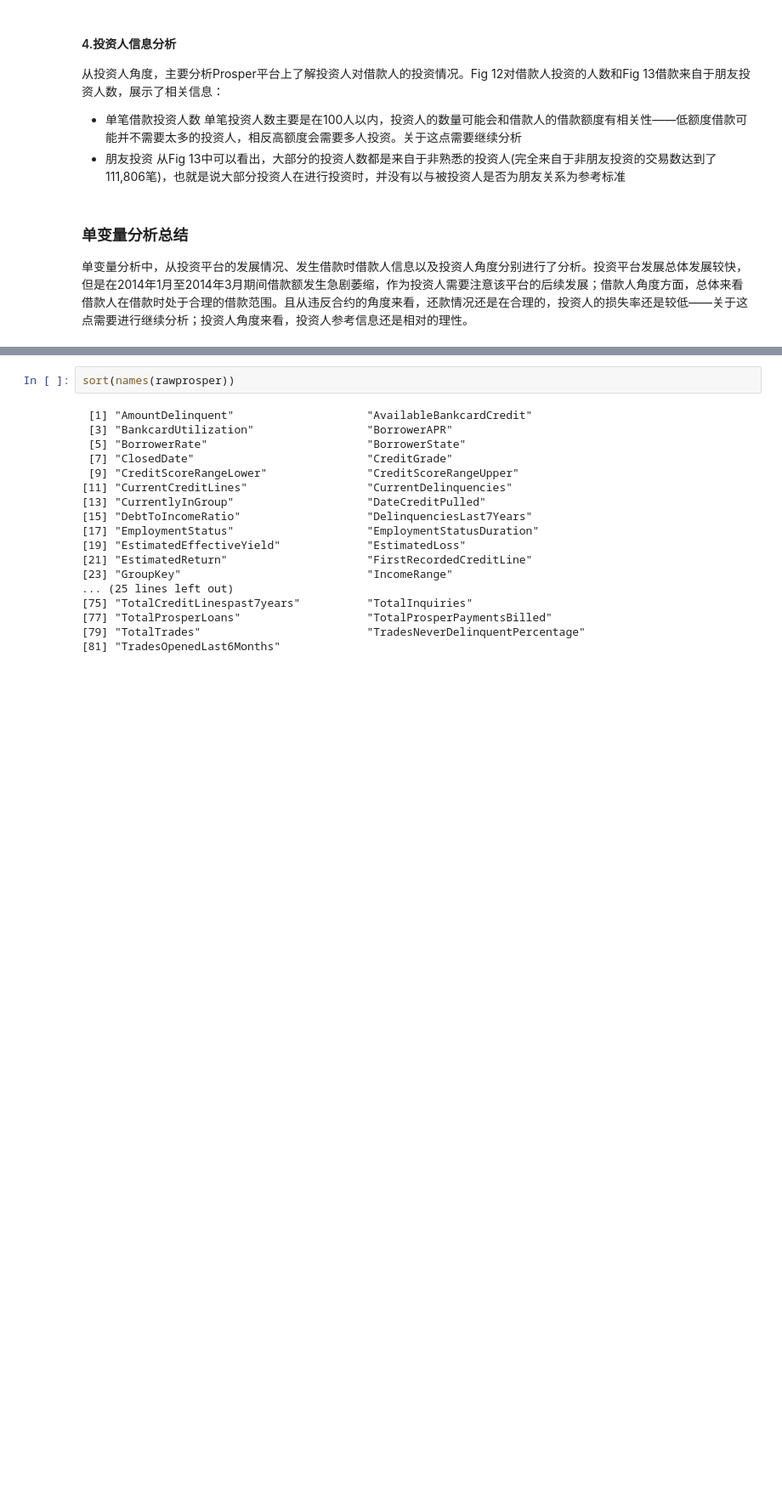
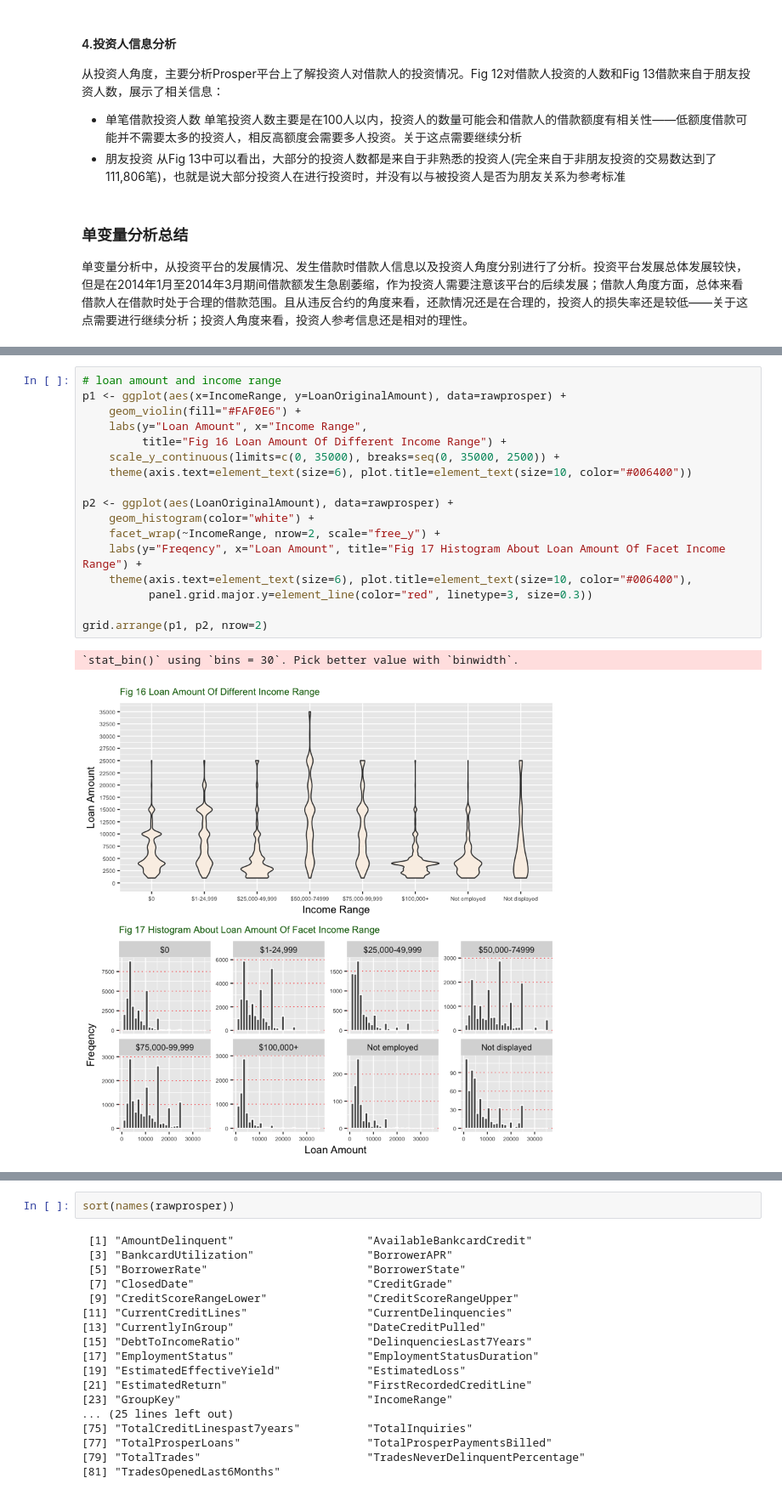
Before and after one commit to ZenRay/DataAnalysisAndSummary, a Jupyter notebook: ProsperEDA.ipynb, the cells around one changed output, grey strips where cells are left out. Shown at 85% size. Drawn from its saved outputs; the diff is of its cells as text; blank space fills up the shorter version.

```diff
--- a/ProsperEDA.ipynb
+++ b/ProsperEDA.ipynb
@@ -404,0 +415,20 @@ ggplot(aes(LoanOriginalAmount), data=subset(rawprosper, ProsperRatingAlpha!="NA"
+# %%
+# loan amount and income range
+p1 <- ggplot(aes(x=IncomeRange, y=LoanOriginalAmount), data=rawprosper) +
+    geom_violin(fill="#FAF0E6") +
+    labs(y="Loan Amount", x="Income Range",
+         title="Fig 16 Loan Amount Of Different Income Range") +
+    scale_y_continuous(limits=c(0, 35000), breaks=seq(0, 35000, 2500)) +
+    theme(axis.text=element_text(size=6), plot.title=element_text(size=10, color="#006400"))
+
+p2 <- ggplot(aes(LoanOriginalAmount), data=rawprosper) +
+    geom_histogram(color="white") +
+    facet_wrap(~IncomeRange, nrow=2, scale="free_y") +
+    labs(y="Freqency", x="Loan Amount", title="Fig 17 Histogram About Loan Amount Of Facet Income Range") +
+    theme(axis.text=element_text(size=6), plot.title=element_text(size=10, color="#006400"),
+          panel.grid.major.y=element_line(color="red", linetype=3, size=0.3))
+
+grid.arrange(p1, p2, nrow=2)
+# %% [output]
+`stat_bin()` using `bins = 30`. Pick better value with `binwidth`.
+[figure, added]
```
Also changed, not shown: parts of 13 cells of this notebook.
